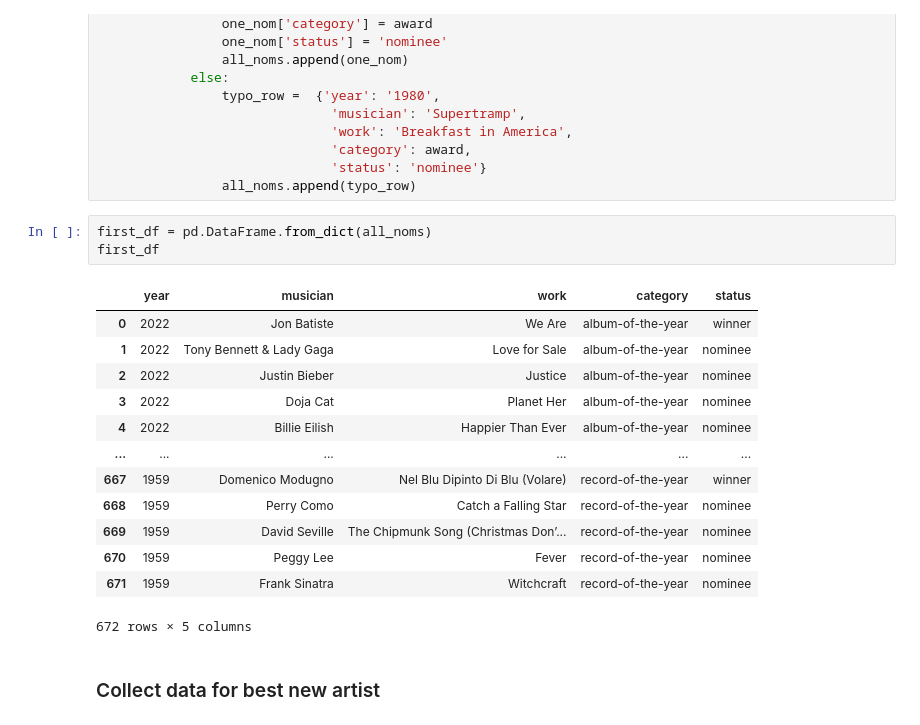
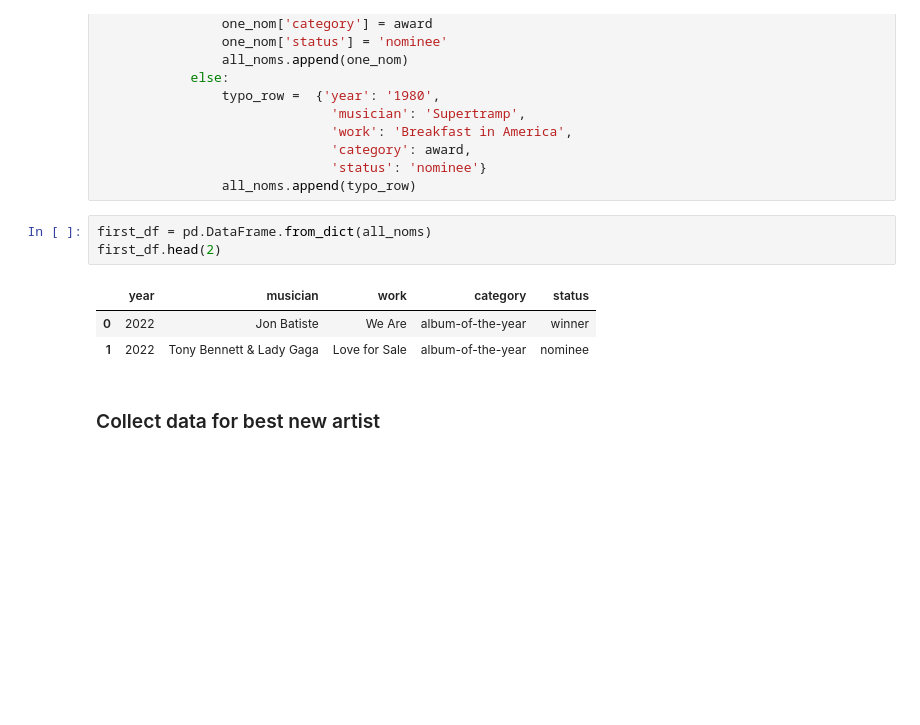
Before and after one commit to CynthiaTuData/grammy-awards, a Jupyter notebook: grammy-step1-scraping.ipynb, the cells around one changed output. Saved outputs shown, nothing was run; the diff lists cells and outputs as text; blank space fills up the shorter version.

```diff
--- a/grammy-step1-scraping.ipynb
+++ b/grammy-step1-scraping.ipynb
@@ -56,21 +56,11 @@ for award in awards:
                 all_noms.append(typo_row)
 # %%
 first_df = pd.DataFrame.from_dict(all_noms)
-first_df
+first_df.head(2)
 # %% [output]
 |  | year | musician | work | category | status |
 | 0 | 2022 | Jon Batiste | We Are | album-of-the-year | winner |
 | 1 | 2022 | Tony Bennett & Lady Gaga | Love for Sale | album-of-the-year | nominee |
-| 2 | 2022 | Justin Bieber | Justice | album-of-the-year | nominee |
-| 3 | 2022 | Doja Cat | Planet Her | album-of-the-year | nominee |
-| 4 | 2022 | Billie Eilish | Happier Than Ever | album-of-the-year | nominee |
-| ... | ... | ... | ... | ... | ... |
-| 667 | 1959 | Domenico Modugno | Nel Blu Dipinto Di Blu (Volare) | record-of-the-year | winner |
-| 668 | 1959 | Perry Como | Catch a Falling Star | record-of-the-year | nominee |
-| 669 | 1959 | David Seville | The Chipmunk Song (Christmas Don’... | record-of-the-year | nominee |
-| 670 | 1959 | Peggy Lee | Fever | record-of-the-year | nominee |
-| 671 | 1959 | Frank Sinatra | Witchcraft | record-of-the-year | nominee |
-672 rows × 5 columns
 # %% [markdown]
 ### Collect data for best new artist
 # %%
```
Also changed, not shown: parts of 6 cells of this notebook, 1 other file.
